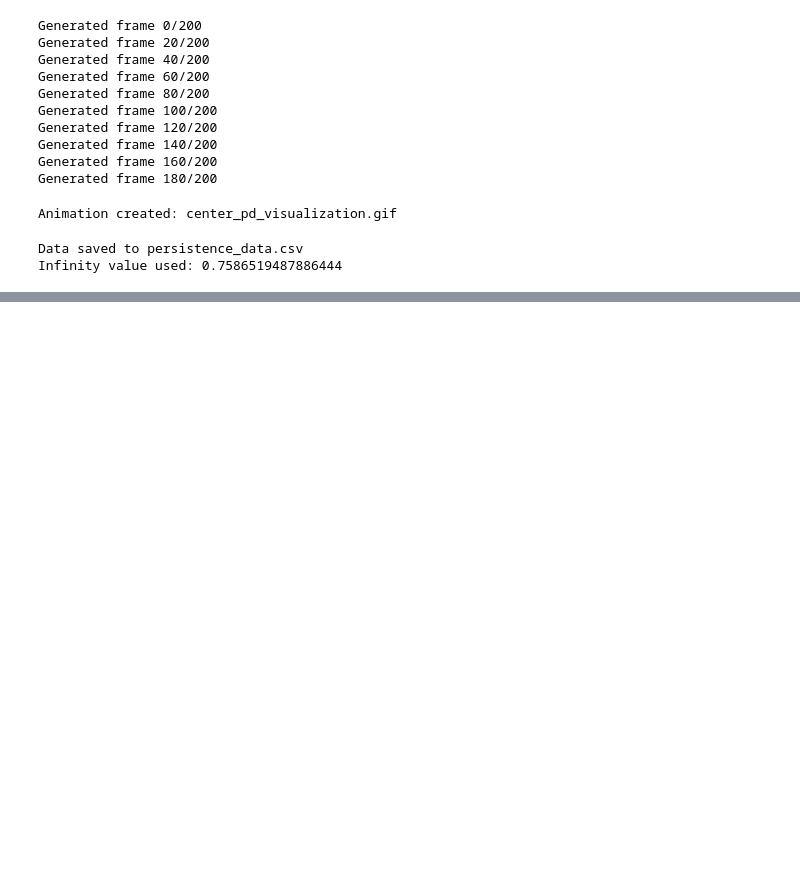
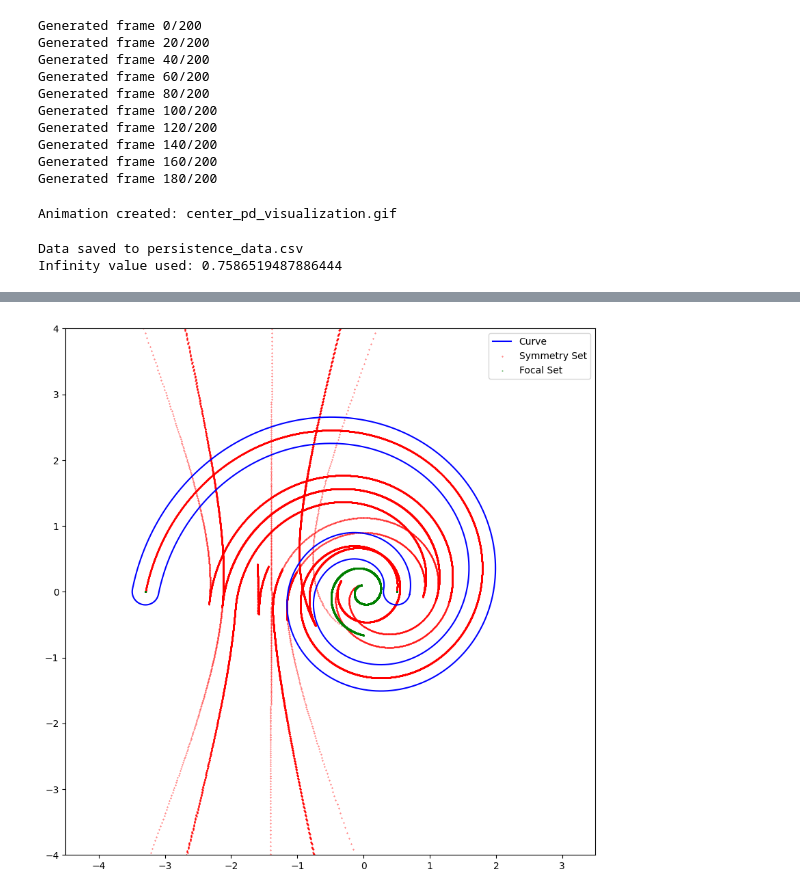
Before and after one commit to scarroy-02/symmetry_set, a Jupyter notebook: sym_algo.ipynb, the cells around one changed output, grey strips where cells are left out. Drawn from its saved outputs; the diff is of its cells as text; code cells hidden in the pictures; blank space fills up the shorter version.

```diff
--- a/sym_algo.ipynb
+++ b/sym_algo.ipynb
@@ -848,0 +930,29 @@ Infinity value used: 0.7586519487886444
+# %%
+# Load CSV
+df = pd.read_csv("generic_spiral_sf.csv")
+curve_df = pd.read_csv("generic_spiral_points.csv")
+# Separate points
+curve = curve_df[1::]
+symmetry = df[df['type'] == 'symmetry']
+focal = df[df['type'] == 'focal']
+
+plt.figure(figsize=(10,10))
+
+# Curve as solid blue
+plt.plot(curve['x'], curve['y'], 'b-', label='Curve')
+
+# Symmetry points as red dots
+plt.scatter(symmetry['x'], symmetry['y'], c='r', s=0.1, label='Symmetry Set')
+
+# Focal set as dashed green line
+plt.scatter(focal['x'], focal['y'], c='g', s=0.1, label='Focal Set')
+
+# Set axis ranges
+plt.xlim(-4.5, 3.5)
+plt.ylim(-4, 4)
+
+# plt.axis('auto')
+plt.legend()
+plt.show()
+# %% [output]
+[figure, added]
```
Also changed, not shown: parts of 4 cells of this notebook, 8 other files.
